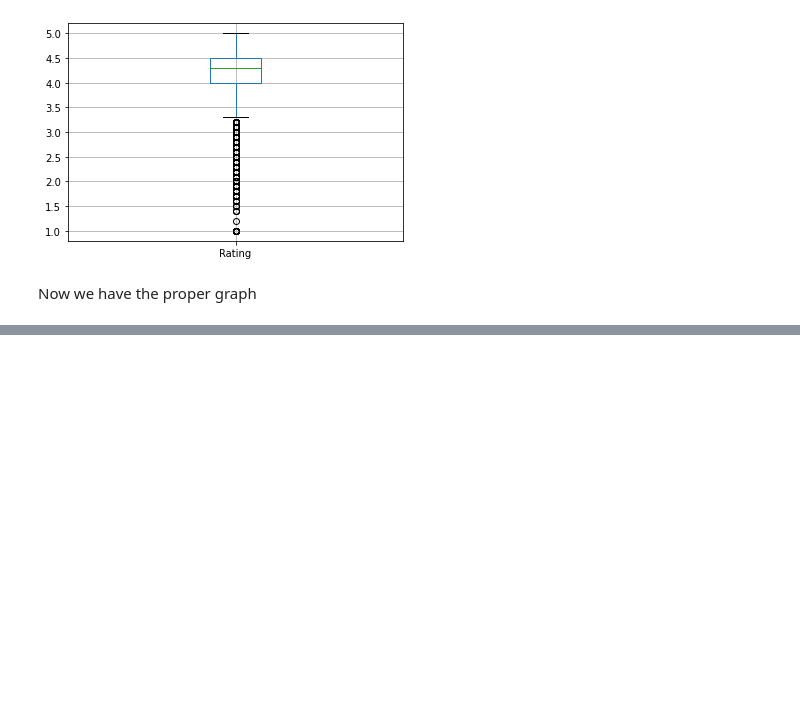
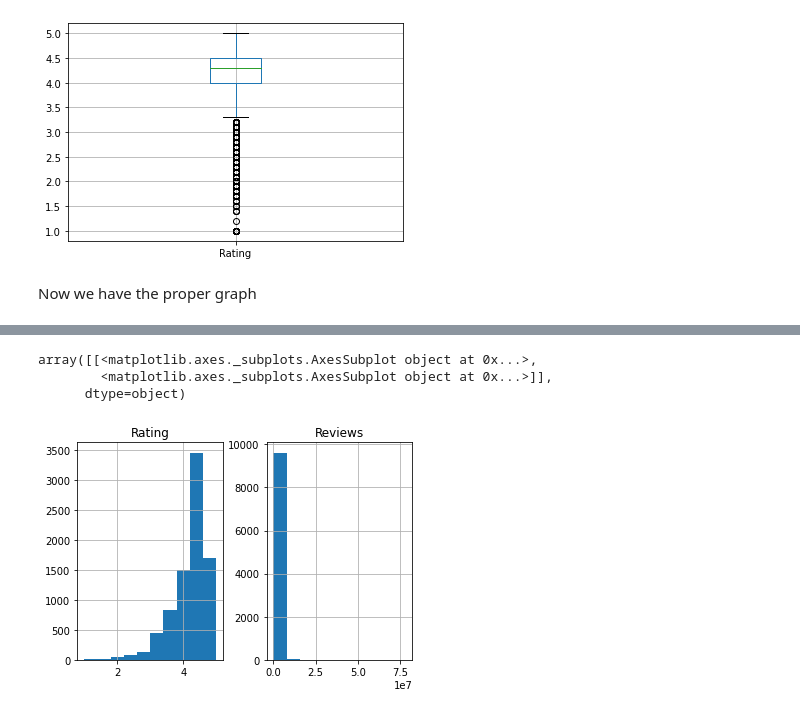
Before and after one commit to Team-AlmaBetter/playstore-analysis, a Jupyter notebook: Copy_of_Untitled0.ipynb, the cells around one changed output, grey strips where cells are left out. Saved outputs shown, nothing was run; the diff lists cells and outputs as text; code cells hidden in the pictures; blank space fills up the shorter version.

```diff
--- a/Copy_of_Untitled0.ipynb
+++ b/Copy_of_Untitled0.ipynb
@@ -186,0 +349,7 @@ Next in eda to nest
+# %%
+df_Play_Store.hist()
+# %% [output]
+array([[<matplotlib.axes._subplots.AxesSubplot object at 0x...>,
+        <matplotlib.axes._subplots.AxesSubplot object at 0x...>]],
+      dtype=object)
+[figure, added]
```
Also changed, not shown: parts of 24 cells of this notebook.
